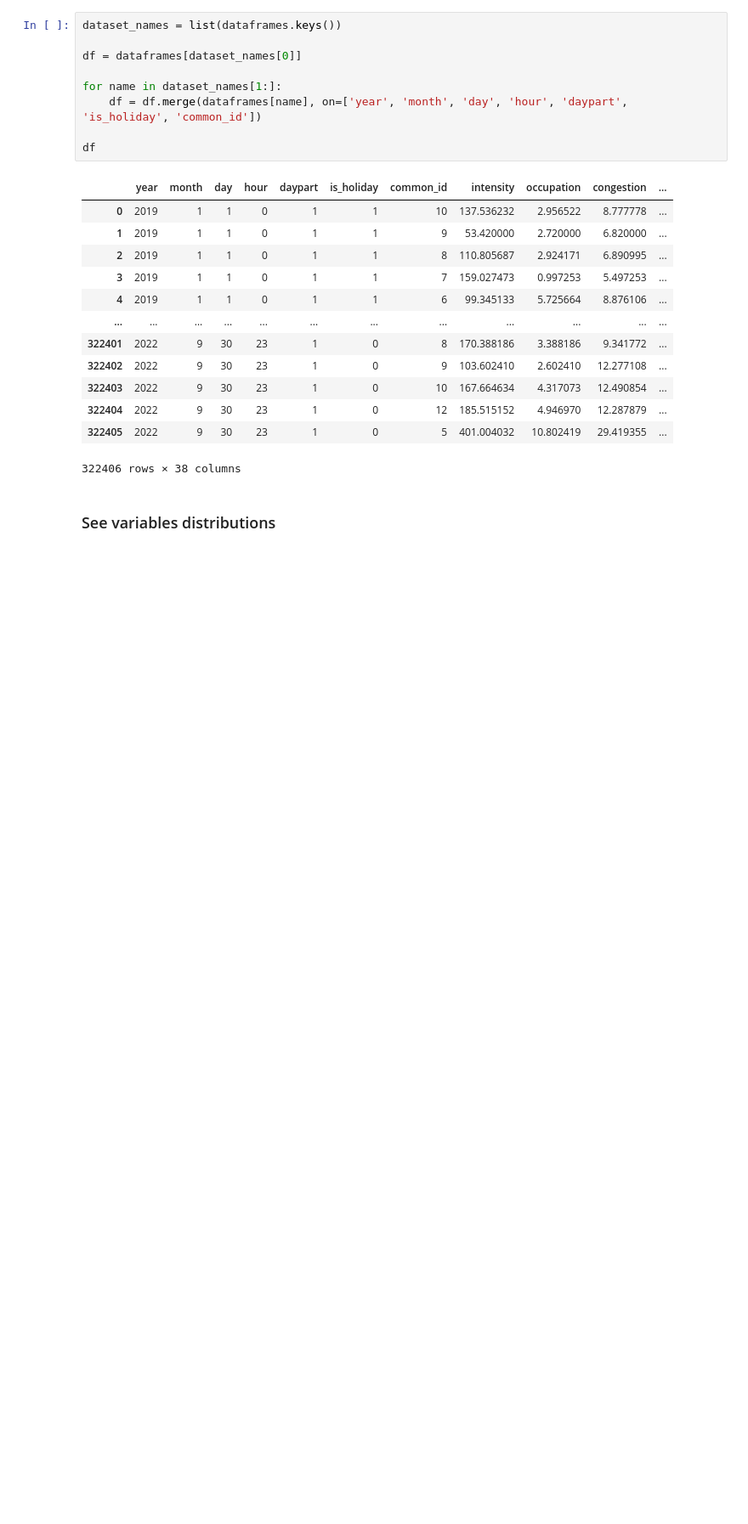
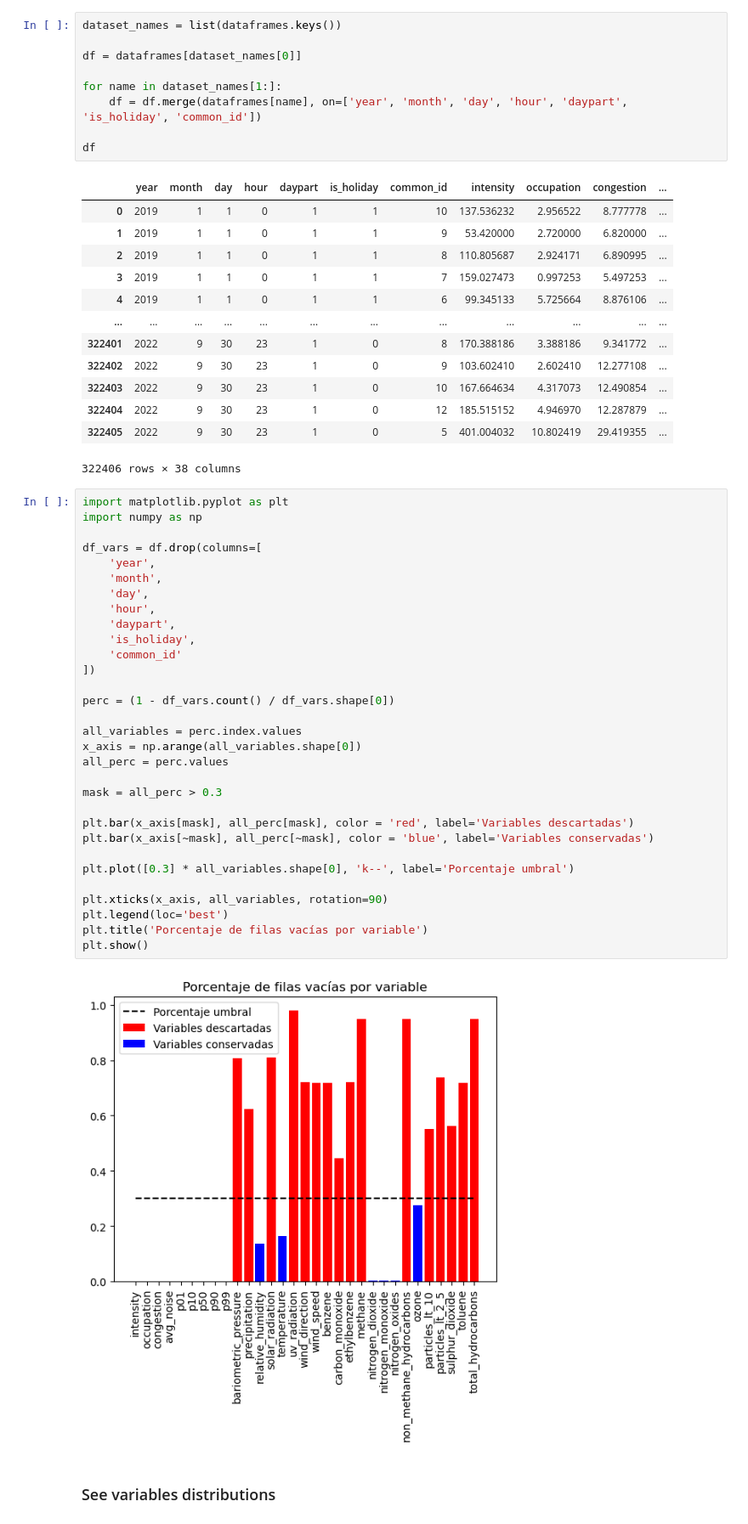
Before and after one commit to mhruiz/tfm_big-data, a Jupyter notebook: nb02_feature_extraction.ipynb, the cells around one changed output. Shown at 85% size. Saved outputs shown, nothing was run; the diff lists cells and outputs as text; blank space fills up the shorter version.

```diff
--- a/nb02_feature_extraction.ipynb
+++ b/nb02_feature_extraction.ipynb
@@ -31,6 +31,39 @@ df
 | 322404 | 2022 | 9 | 30 | 23 | 1 | 0 | 12 | 185.515152 | 4.946970 | 12.287879 | ... |
 | 322405 | 2022 | 9 | 30 | 23 | 1 | 0 | 5 | 401.004032 | 10.802419 | 29.419355 | ... |
 322406 rows × 38 columns
+# %%
+import matplotlib.pyplot as plt
+import numpy as np
+
+df_vars = df.drop(columns=[
+    'year',
+    'month',
+    'day',
+    'hour',
+    'daypart',
+    'is_holiday',
+    'common_id'
+])
+
+perc = (1 - df_vars.count() / df_vars.shape[0])
+
+all_variables = perc.index.values
+x_axis = np.arange(all_variables.shape[0])
+all_perc = perc.values
+
+mask = all_perc > 0.3
+
+plt.bar(x_axis[mask], all_perc[mask], color = 'red', label='Variables descartadas')
+plt.bar(x_axis[~mask], all_perc[~mask], color = 'blue', label='Variables conservadas')
+
+plt.plot([0.3] * all_variables.shape[0], 'k--', label='Porcentaje umbral')
+
+plt.xticks(x_axis, all_variables, rotation=90)
+plt.legend(loc='best')
+plt.title('Porcentaje de filas vacías por variable')
+plt.show()
+# %% [output]
+[figure, added]
 # %% [markdown]
 ### See variables distributions
 # %%
```
Also changed, not shown: 2 other files.
